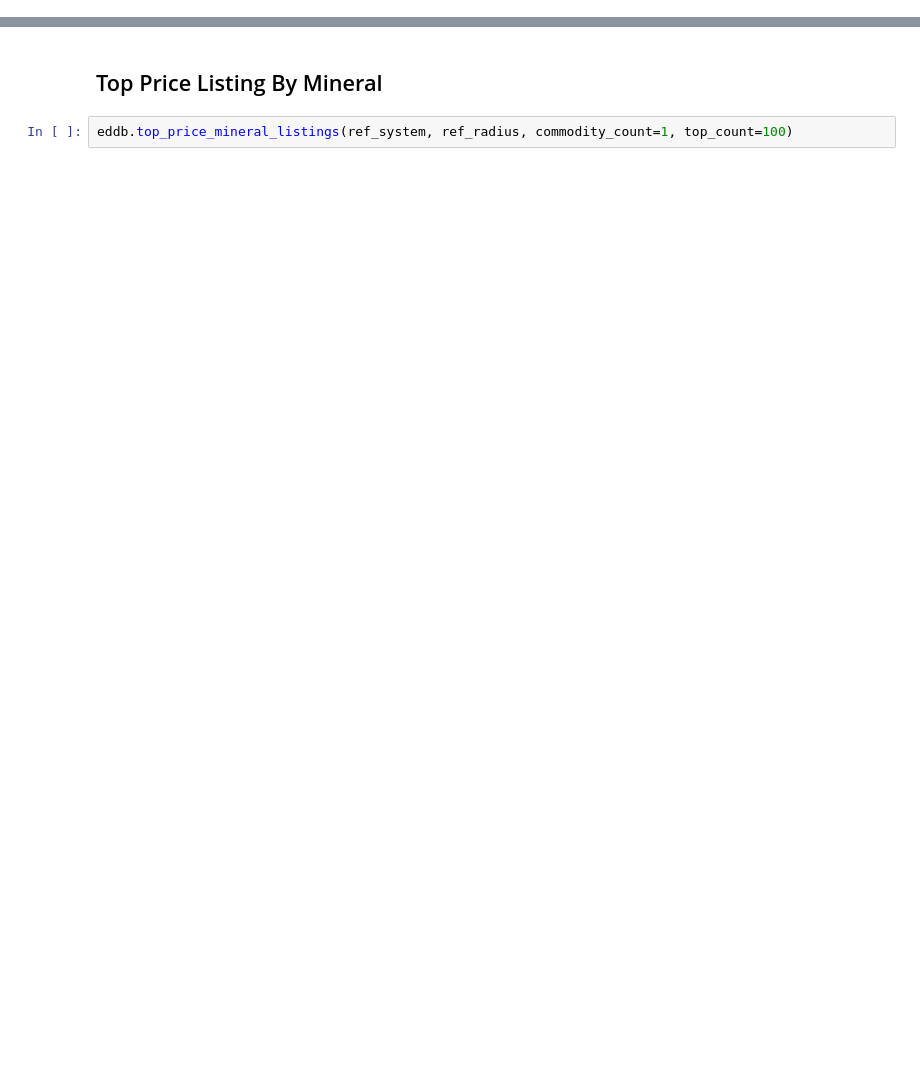
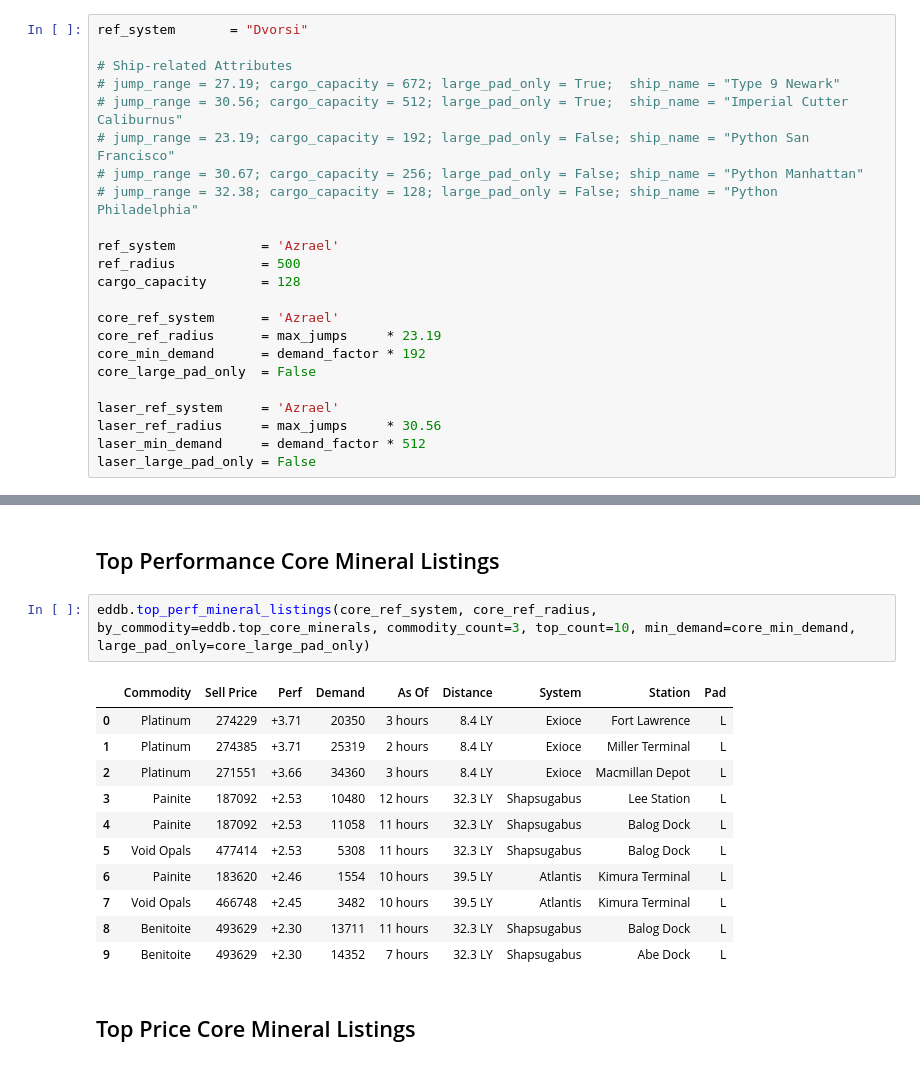
Before and after one commit to kominetz/elite-tools, a Jupyter notebook: notebooks/Daily Mining Report.ipynb, the cells around one changed output, grey strips where cells are left out. Drawn from its saved outputs; the diff is of its cells as text; blank space fills up the shorter version.

```diff
--- a/notebooks/Daily Mining Report.ipynb
+++ b/notebooks/Daily Mining Report.ipynb
@@ -25 +12,24 @@ laser_min_demand     = 4 * laser_cargo_capacity
+# %%
+ref_system       = "Dvorsi"
+
+# Ship-related Attributes
+# jump_range = 27.19; cargo_capacity = 672; large_pad_only = True;  ship_name = "Type 9 Newark"
+# jump_range = 30.56; cargo_capacity = 512; large_pad_only = True;  ship_name = "Imperial Cutter Caliburnus"
+# jump_range = 23.19; cargo_capacity = 192; large_pad_only = False; ship_name = "Python San Francisco"
+# jump_range = 30.67; cargo_capacity = 256; large_pad_only = False; ship_name = "Python Manhattan"
+# jump_range = 32.38; cargo_capacity = 128; large_pad_only = False; ship_name = "Python Philadelphia"
+
+ref_system           = 'Azrael'
+ref_radius           = 500
+cargo_capacity       = 128
+
+core_ref_system      = 'Azrael'
+core_ref_radius      = max_jumps     * 23.19
+core_min_demand      = demand_factor * 192
+core_large_pad_only  = False
+
+laser_ref_system     = 'Azrael'
+laser_ref_radius     = max_jumps     * 30.56
+laser_min_demand     = demand_factor * 512
+laser_large_pad_only = False
 # %% [markdown]
@@ -29,4 +57,18 @@ eddb.top_perf_mineral_listings(ref_system, ref_radius, commodity_count=1, top_co
+# %% [markdown]
+## Top Performance Core Mineral Listings ##
+# %%
+eddb.top_perf_mineral_listings(core_ref_system, core_ref_radius, by_commodity=eddb.top_core_minerals, commodity_count=3, top_count=10, min_demand=core_min_demand, large_pad_only=core_large_pad_only)
+# %% [output]
+|  | Commodity | Sell Price | Perf | Demand | As Of | Distance | System | Station | Pad |
+| 0 | Platinum | 274229 | +3.71 | 20350 | 3 hours | 8.4 LY | Exioce | Fort Lawrence | L |
+| 1 | Platinum | 274385 | +3.71 | 25319 | 2 hours | 8.4 LY | Exioce | Miller Terminal | L |
+| 2 | Platinum | 271551 | +3.66 | 34360 | 3 hours | 8.4 LY | Exioce | Macmillan Depot | L |
+| 3 | Painite | 187092 | +2.53 | 10480 | 12 hours | 32.3 LY | Shapsugabus | Lee Station | L |
+| 4 | Painite | 187092 | +2.53 | 11058 | 11 hours | 32.3 LY | Shapsugabus | Balog Dock | L |
+| 5 | Void Opals | 477414 | +2.53 | 5308 | 11 hours | 32.3 LY | Shapsugabus | Balog Dock | L |
+| 6 | Painite | 183620 | +2.46 | 1554 | 10 hours | 39.5 LY | Atlantis | Kimura Terminal | L |
+| 7 | Void Opals | 466748 | +2.45 | 3482 | 10 hours | 39.5 LY | Atlantis | Kimura Terminal | L |
+| 8 | Benitoite | 493629 | +2.30 | 13711 | 11 hours | 32.3 LY | Shapsugabus | Balog Dock | L |
+| 9 | Benitoite | 493629 | +2.30 | 14352 | 7 hours | 32.3 LY | Shapsugabus | Abe Dock | L |
 # %% [markdown]
-## Top Price Listing By Mineral ##
+## Top Price Core Mineral Listings ##
-# %%
-eddb.top_price_mineral_listings(ref_system, ref_radius, commodity_count=1, top_count=100)
```
Also changed, not shown: parts of 16 cells of this notebook, 3 other files.
